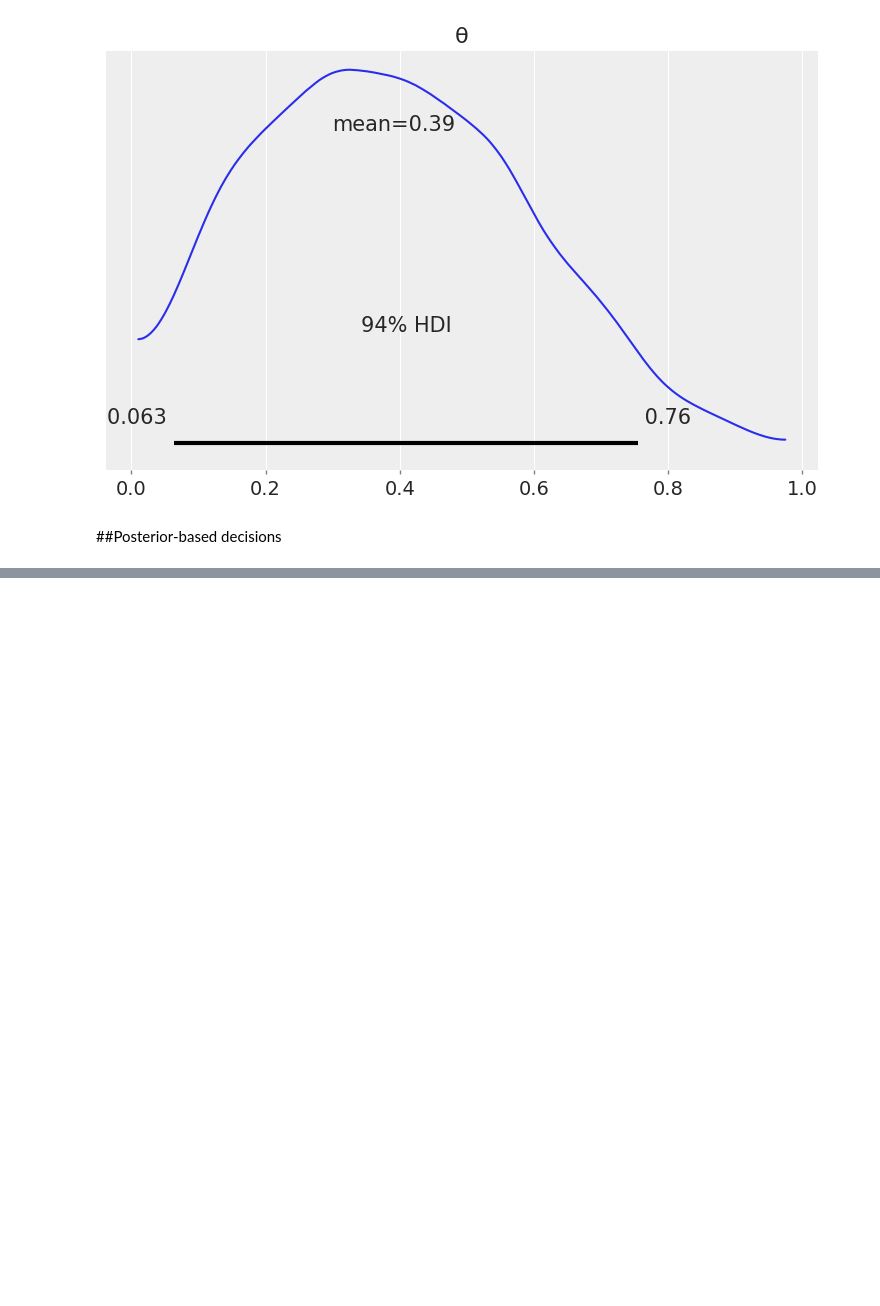
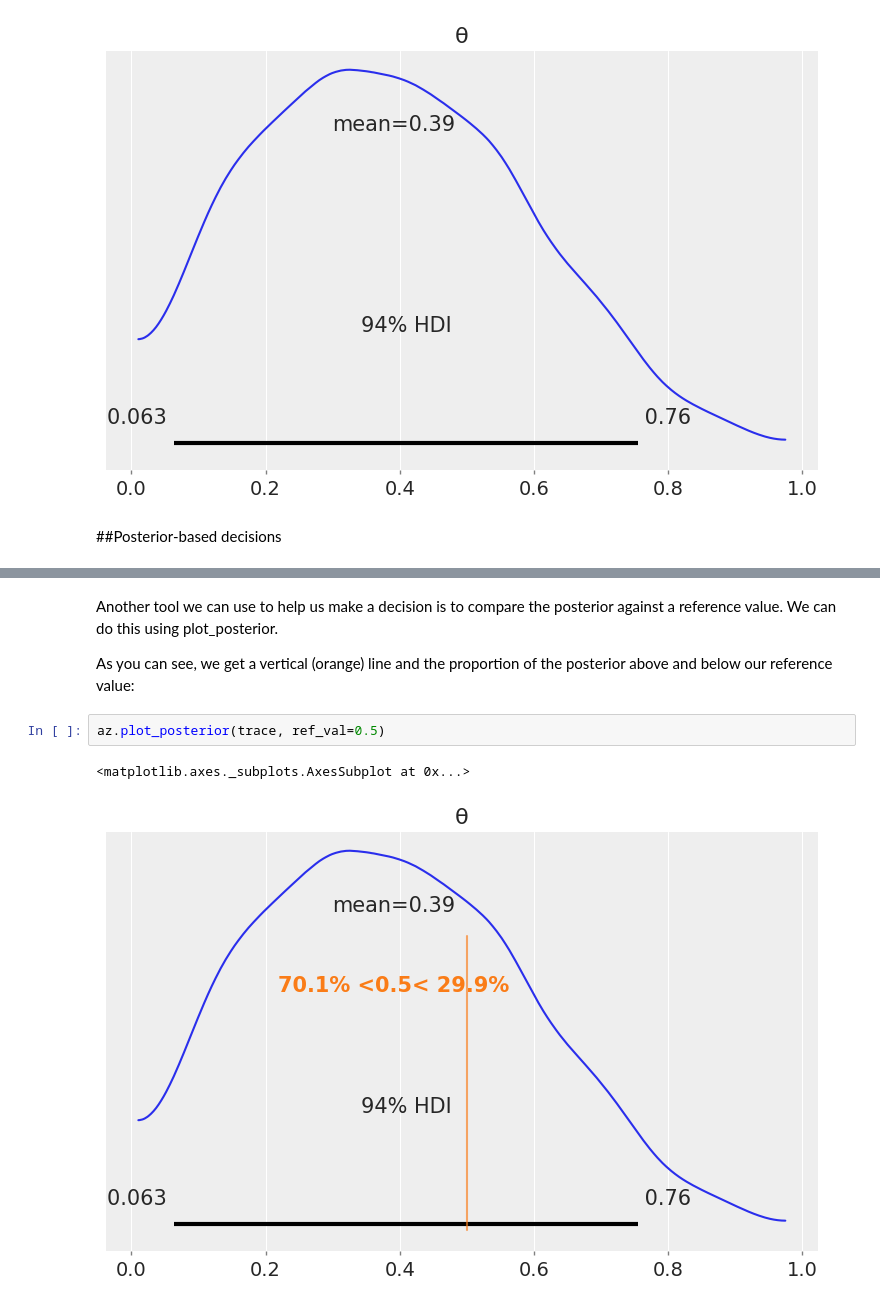
Before and after one commit to rahiakela/probabilistic-programming-practice, a Jupyter notebook: bayesian-analysis-with-python/2-programming-probabilistically/1_pymc3_primer.ipynb, the cells around one changed output, grey strips where cells are left out. Saved outputs shown, nothing was run; the diff lists cells and outputs as text; blank space fills up the shorter version.

```diff
--- a/bayesian-analysis-with-python/2-programming-probabilistically/1_pymc3_primer.ipynb
+++ b/bayesian-analysis-with-python/2-programming-probabilistically/1_pymc3_primer.ipynb
@@ -103,0 +132,11 @@ az.plot_posterior(trace)
+# %% [markdown]
+Another tool we can use to help us make a decision is to compare the posterior against a
+reference value. We can do this using plot_posterior.
+
+As you can see, we get a vertical
+(orange) line and the proportion of the posterior above and below our reference value:
+# %%
+az.plot_posterior(trace, ref_val=0.5)
+# %% [output]
+<matplotlib.axes._subplots.AxesSubplot at 0x...>
+[figure, added]
```
Also changed, not shown: parts of 5 cells of this notebook.
